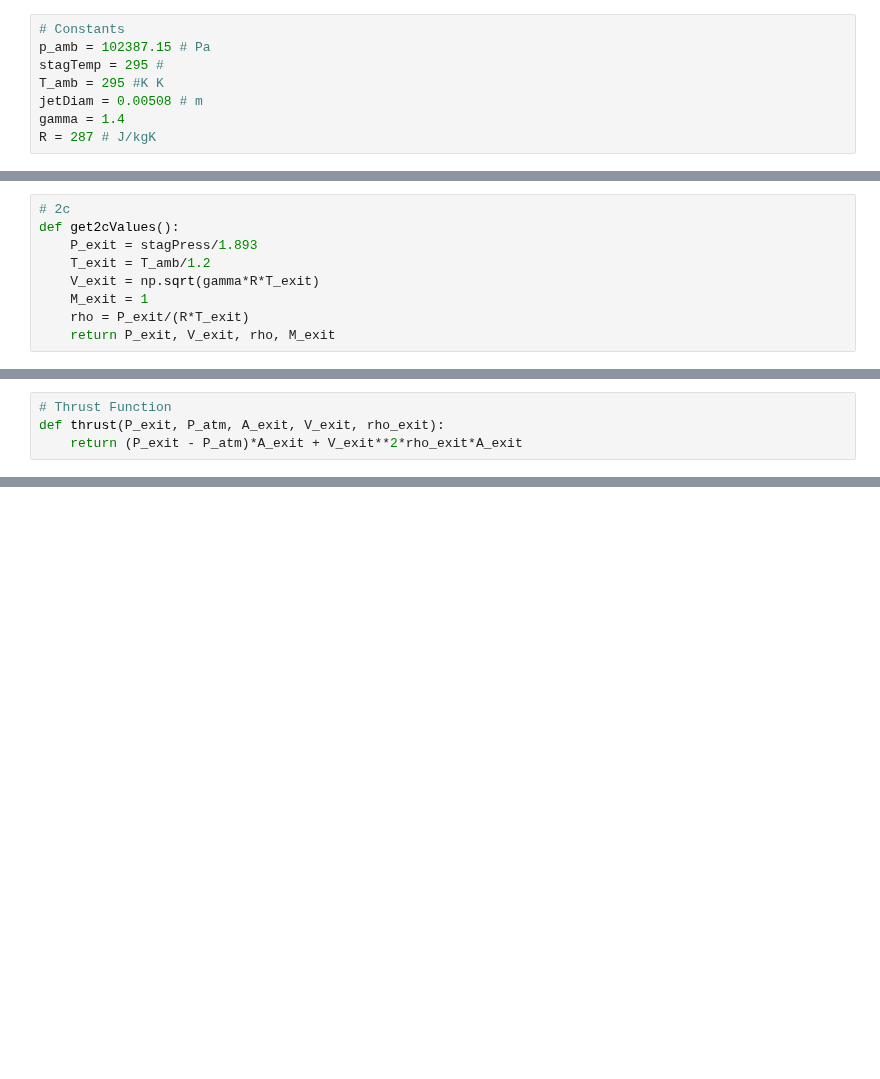
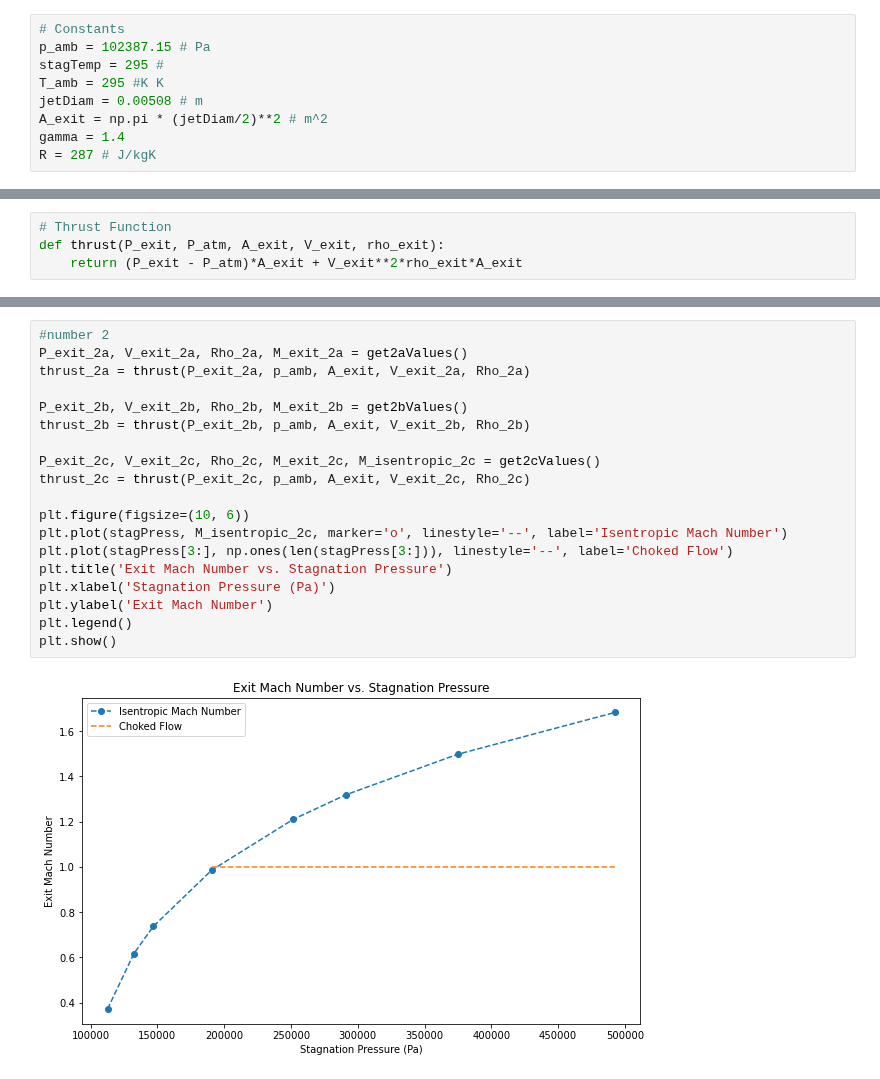
Before and after one commit to EvanY14/AE460-Fa23, a Jupyter notebook: Lab_3/dat_anal.ipynb, the cells around one changed output, grey strips where cells are left out. Saved outputs shown, nothing was run; the diff lists cells and outputs as text; blank space fills up the shorter version.

```diff
--- a/Lab_3/dat_anal.ipynb
+++ b/Lab_3/dat_anal.ipynb
@@ -8,6 +8,7 @@ p_amb = 102387.15 # Pa
 stagTemp = 295 #
 T_amb = 295 #K K
 jetDiam = 0.00508 # m
+A_exit = np.pi * (jetDiam/2)**2 # m^2
 gamma = 1.4
 R = 287 # J/kgK
 # %%
@@ -34,12 +42,3 @@ def get2bValues():
     V_exit = M_exit * np.sqrt(gamma*R*T_exit)
     rho = P_exit/(R*T_exit)
     return P_exit, V_exit, rho, M_exit
-# %%
-# 2c
-def get2cValues():
-    P_exit = stagPress/1.893
-    T_exit = T_amb/1.2
-    V_exit = np.sqrt(gamma*R*T_exit)
-    M_exit = 1
-    rho = P_exit/(R*T_exit)
-    return P_exit, V_exit, rho, M_exit
@@ -63,0 +89,21 @@ thrust_1 = loadCell
+# %%
+#number 2
+P_exit_2a, V_exit_2a, Rho_2a, M_exit_2a = get2aValues()
+thrust_2a = thrust(P_exit_2a, p_amb, A_exit, V_exit_2a, Rho_2a)
+
+P_exit_2b, V_exit_2b, Rho_2b, M_exit_2b = get2bValues()
+thrust_2b = thrust(P_exit_2b, p_amb, A_exit, V_exit_2b, Rho_2b)
+
+P_exit_2c, V_exit_2c, Rho_2c, M_exit_2c, M_isentropic_2c = get2cValues()
+thrust_2c = thrust(P_exit_2c, p_amb, A_exit, V_exit_2c, Rho_2c)
+
+plt.figure(figsize=(10, 6))
+plt.plot(stagPress, M_isentropic_2c, marker='o', linestyle='--', label='Isentropic Mach Number')
+plt.plot(stagPress[3:], np.ones(len(stagPress[3:])), linestyle='--', label='Choked Flow')
+plt.title('Exit Mach Number vs. Stagnation Pressure')
+plt.xlabel('Stagnation Pressure (Pa)')
+plt.ylabel('Exit Mach Number')
+plt.legend()
+plt.show()
+# %% [output]
+[figure, added]
```
Also changed, not shown: parts of 11 cells of this notebook.
